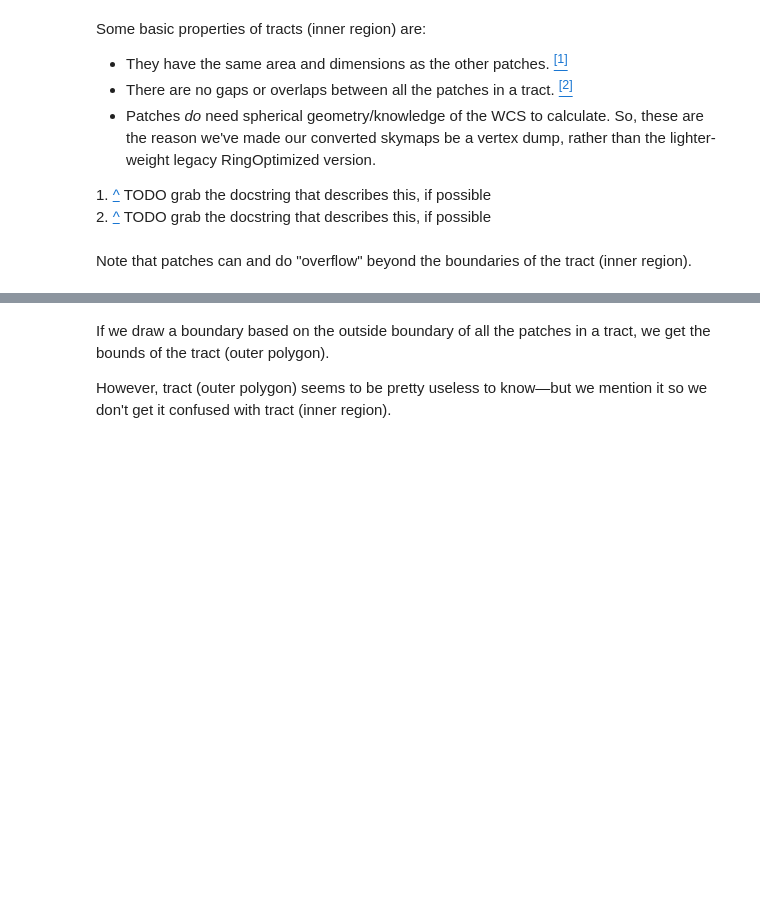
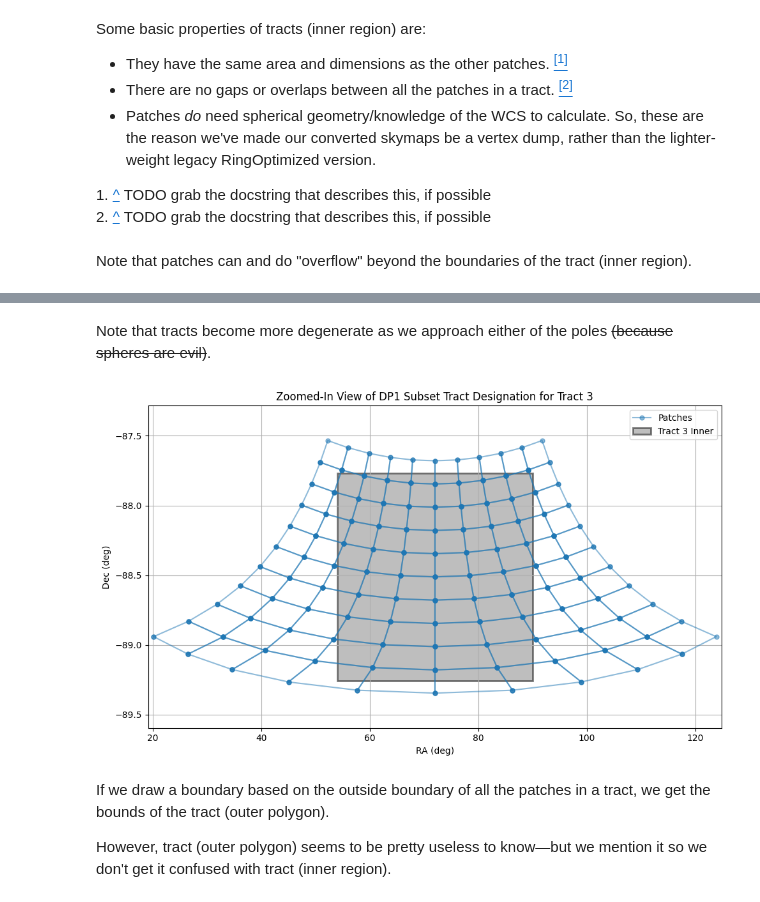
Before and after one commit to lincc-frameworks/skymap-convert, a Jupyter notebook: docs/notebooks/00 - Skymaps overview.ipynb, the cells around one changed output, grey strips where cells are left out. Cells and saved outputs as stored; diff of their text form; code cells hidden in the pictures; blank space fills up the shorter version.

```diff
--- a/docs/notebooks/00 - Skymaps overview.ipynb
+++ b/docs/notebooks/00 - Skymaps overview.ipynb
@@ -40,3 +60,9 @@ TODO : if possible, plot patches and a tract inner region.
+# %% [markdown]
+Note that tracts become more degenerate as we approach either of the poles ~~(because spheres are evil)~~.
+# %%
+plot_patches_in_tract(reader, 3)
+# %% [output]
+[figure, added]
 # %% [markdown]
  If we draw a boundary based on the outside boundary of all the patches in a tract, we get the bounds of the tract (outer polygon).
 
```
Also changed, not shown: parts of 12 cells of this notebook, 9 other files.
